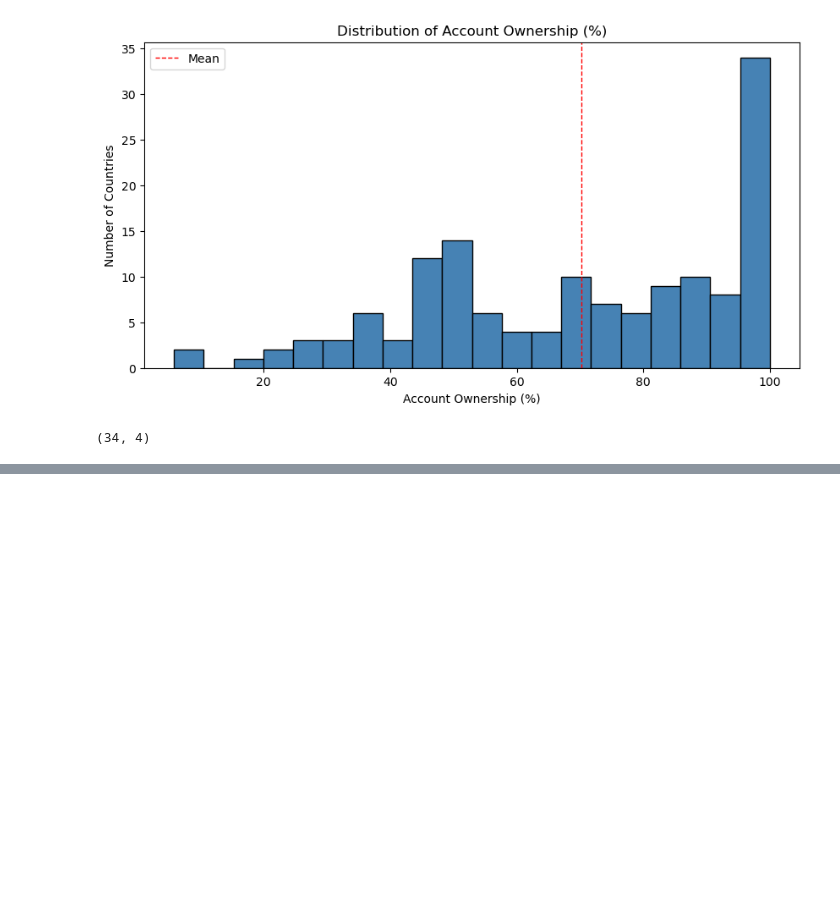
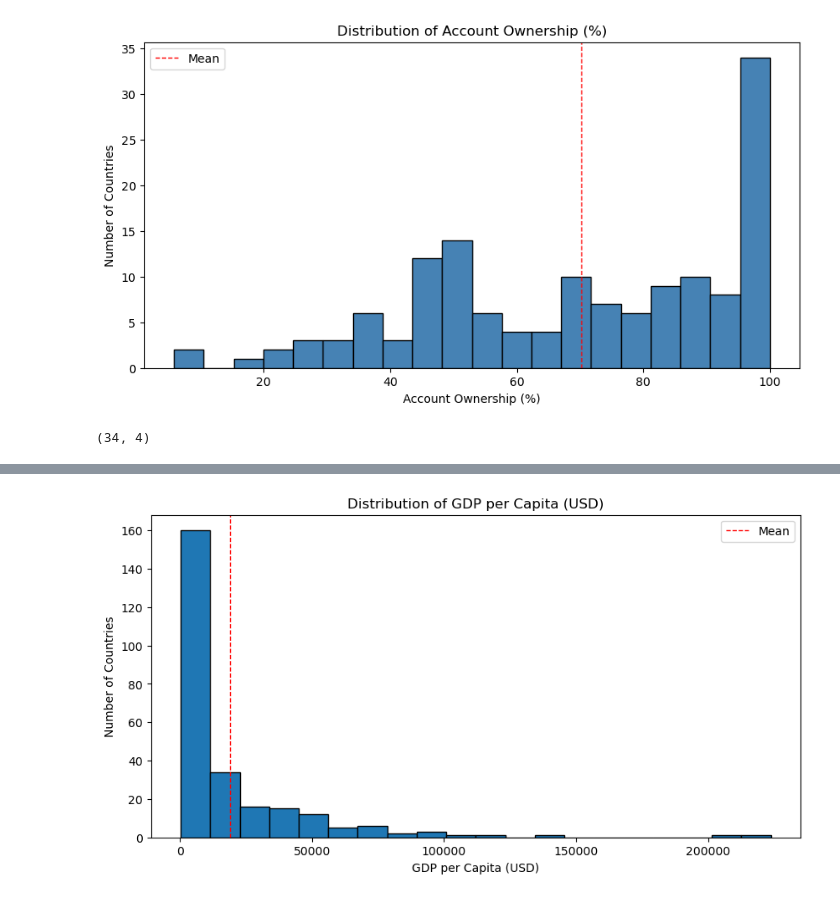
Before and after one commit to Tp12menon/Financial_Inclusion, a Jupyter notebook: financial_inclusion_analysis.ipynb, the cells around one changed output, grey strips where cells are left out. Drawn from its saved outputs; the diff is of its cells as text; code cells hidden in the pictures; blank space fills up the shorter version.

Commit message:
GDP per capita

```diff
--- a/financial_inclusion_analysis.ipynb
+++ b/financial_inclusion_analysis.ipynb
@@ -119,0 +122,6 @@ print(df_wb[df_wb['account_ownership'] > 95].shape)
+# %%
+url_GDP_PC = "http://api.worldbank.org/v2/country/all/indicator/NY.GDP.PCAP.CD?date=2021&format=json&per_page=300"
+response_gdp_pc = requests.get(url_GDP_PC)
+# %%
+print(response_gdp_pc.status_code)
+data_gdp_pc = response_gdp_pc.json()
@@ -119,0 +140,5 @@ print(df_wb[df_wb['account_ownership'] > 95].shape)
+# %%
+records_gdp_pc  = data_gdp_pc[1]
+real_data_gdp_pc = [entry for entry in records_gdp_pc if entry['value'] is not None]
+print(f"Total Entries for GDP  per Capita : {len(records_gdp_pc)}")
+print(f"Entries with Actual data: {len(real_data_gdp_pc)}")
@@ -119,0 +148,10 @@ print(df_wb[df_wb['account_ownership'] > 95].shape)
+# %%
+df_gdp_pc = pd.DataFrame([
+    {
+        'country': entry['country']['value'],
+        'country_code' : entry['countryiso3code'],
+        'year': entry['date'],
+        'gdp_per_capita': entry['value']
+    }
+    for entry in real_data_gdp_pc
+])
@@ -119,0 +193,11 @@ print(df_wb[df_wb['account_ownership'] > 95].shape)
+# %%
+plt.figure(figsize=(10, 5))
+plt.hist(df_gdp_pc['gdp_per_capita'], bins=20, edgecolor='black')
+plt.title('Distribution of GDP per Capita (USD)')
+plt.xlabel('GDP per Capita (USD)')
+plt.ylabel('Number of Countries')
+plt.axvline(df_gdp_pc['gdp_per_capita'].mean(), color='red', linestyle='dashed', linewidth=1, label='Mean')
+plt.legend()
+plt.show()
+# %% [output]
+[figure, added]
```
Also changed, not shown: parts of 8 cells of this notebook.
